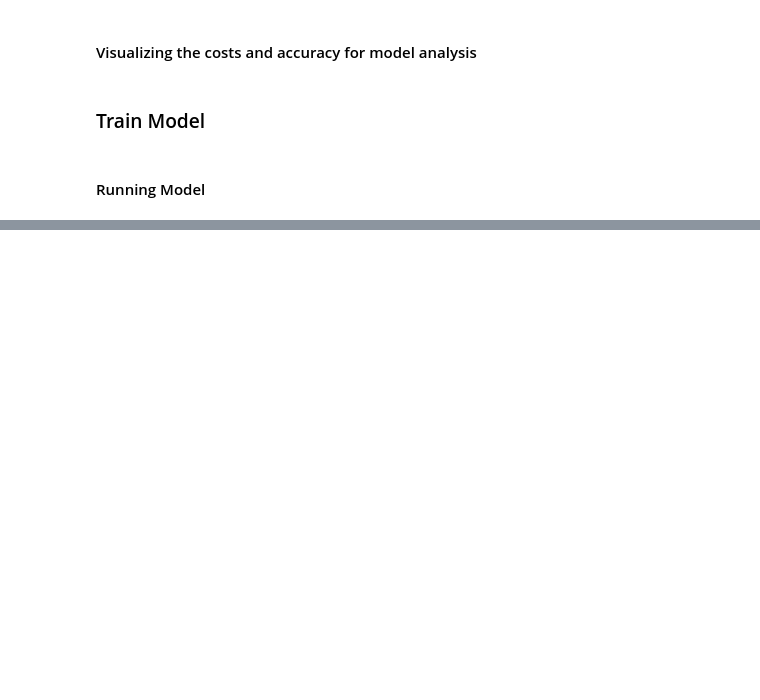
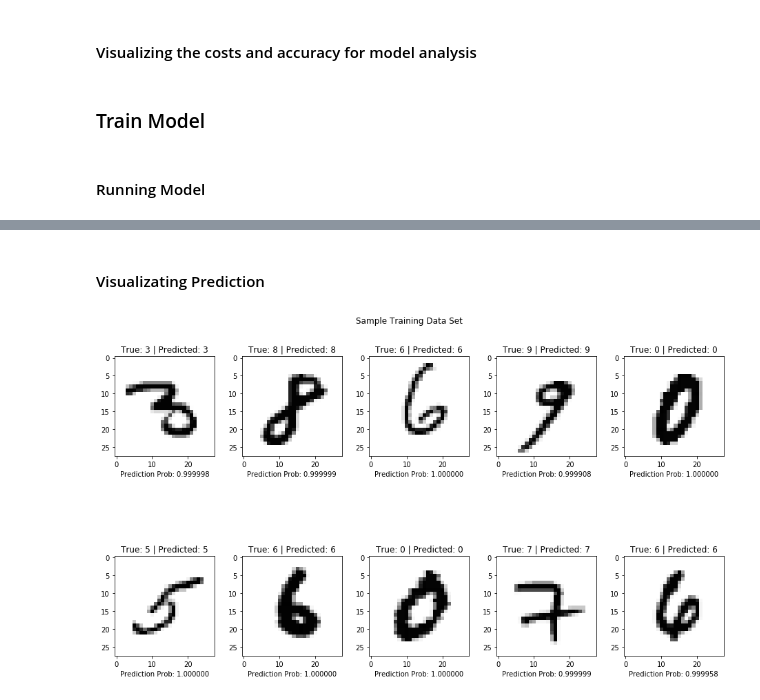
Before and after one commit to kattelsameer/HandWritten-Digit-Recognition-using-Deep-Learning, a Jupyter notebook: 7. Final Model/Final Model.ipynb, the cells around one changed output, grey strips where cells are left out. Cells and saved outputs as stored; diff of their text form; code cells hidden in the pictures; blank space fills up the shorter version.

```diff
--- a/7. Final Model/Final Model.ipynb
+++ b/7. Final Model/Final Model.ipynb
@@ -464,13 +492,13 @@ def visualize_results(attr, attr_type):
 # %% [markdown]
 ### Train Model
 # %%
-def train(X_train, Y_train, X_dev, Y_dev, layers_dim, hyperParams,initialization = "he", optimizer = 'adam',regularizer = 'l2' ):
+def train(X_train, Y_train, X_dev, Y_dev, layers_dim, hyperParams, initialization = "he", optimizer = 'adam',regularizer = 'l2' ):
     # loading the hyper parameters
     learning_rate = hyperParams['learning_rate']
     num_epoch = hyperParams['num_epoch']
-    beta1 = hyperParams['beta1']
-    beta2 = hyperParams['beta2']
-    epsilon = hyperParams['epsilon']
+    b1 = hyperParams['beta1']
+    b2 = hyperParams['beta2']
+    ep = hyperParams['epsilon']
     lambd = hyperParams['lambda']
     keep_probs = hyperParams['keep_probs']
 
@@ -514,11 +542,11 @@ def train(X_train, Y_train, X_dev, Y_dev, layers_dim, hyperParams,initialization
             epoch_cost += softmax_cross_entropy_cost(AL, minibatch_Y, caches, lambd = lambd, regularizer = regularizer) #accumulating the batch costs
 
             #Backward Propagation
-            backward_prop(AL, minibatch_Y, caches, dropout_masks = dropout_masks, keep_probs = keep_probs, lambd = lambd, regularizer = regularizer)
+            grads = backward_prop(AL, minibatch_Y, caches, dropout_masks = dropout_masks, keep_probs = keep_probs, lambd = lambd, regularizer = regularizer)
 
             #Updating parameters
             t = t+1
-            parameters, v, s = update_parameters(parameters, grads, learning_rate, beta1, beta2,  epsilon, v = v, s = s, t = t)
+            parameters, v, s = update_parameters(parameters, grads, learning_rate, optimizer = "adam", beta1 = b1, beta2 = b2,  epsilon = ep, v = v, s = s, t = t)
 
         epoch_cost_avg = epoch_cost / m
         costs.append(epoch_cost_avg)
@@ -543,6 +571,6 @@ def train(X_train, Y_train, X_dev, Y_dev, layers_dim, hyperParams,initialization
 # %% [markdown]
 #### Running Model
 # %%
-layers_dim = init_layers(train_x_norm, train_y_encoded, hidden_layers = [32,16])
-hyperParams = init_hyperParams(alpha = 0.0001, num_epoch = 25, mini_batch_size = 1024,lambd = 0.7,keep_probs = [0.8,0.8,0.8,0.8,0.8])
-parameters = train(train_x_norm, train_y_encoded,dev_x_norm, dev_y_encoded,layers_dim, hyperParams, optimizer = 'adam',regularizer = 'dropout')
+layers_dim = init_layers(train_x_norm, train_y_encoded, hidden_layers = [800,300])
+hyperParams = init_hyperParams(alpha = 0.0001, num_epoch = 50, mini_batch_size = 128,lambd = 0.7,keep_probs = [0.8,0.8])
+parameters = train(train_x_norm, train_y_encoded,dev_x_norm, dev_y_encoded,layers_dim, hyperParams, initialization = "he", optimizer = 'adam',regularizer = 'dropout')
@@ -560,0 +812,27 @@ print("\nError:\t"+str(1-test_acc))
+# %% [markdown]
+#### Visualizating  Prediction
+# %%
+def visualize_prediction(x_orig, y_orig, predicted_labels, prediction_prob, dataset):
+    if(dataset == "training"):
+        visual_title = "Sample Training Data Set"
+        rng = range(30,40)
+    elif(dataset == "dev"):
+        visual_title = "Sample Dev Data Set"
+        rng = range(110,120)
+    elif(dataset == "test"):
+        visual_title = "Sample Test Data Set"
+        rng = range(110,120)
+    else:
+        raise ValueError("Dataset set must be training or dev or test set")
+    fig, axes = plt.subplots(nrows=2, ncols=5,figsize=(16,8))
+    fig.subplots_adjust(hspace=1)
+    fig.suptitle(visual_title)
+
+    for ax,i in zip(axes.flatten(),rng):
+        ax.imshow(x_orig[i].squeeze(),interpolation='nearest', cmap='Greys')
+        ax.set(title = "True: "+ str(y_orig[0,i])+" | Predicted: "+str(predicted_labels[0,i]))
+        ax.set(xlabel= "Prediction Prob: %f"%(prediction_prob[0,i]))
+# %%
+visualize_prediction(train_x_orig, train_y_orig.T,predicted_labels_train, prediction_prob_train,dataset = "training")
+# %% [output]
+[figure, added]
```
Also changed, not shown: parts of 37 cells of this notebook.
